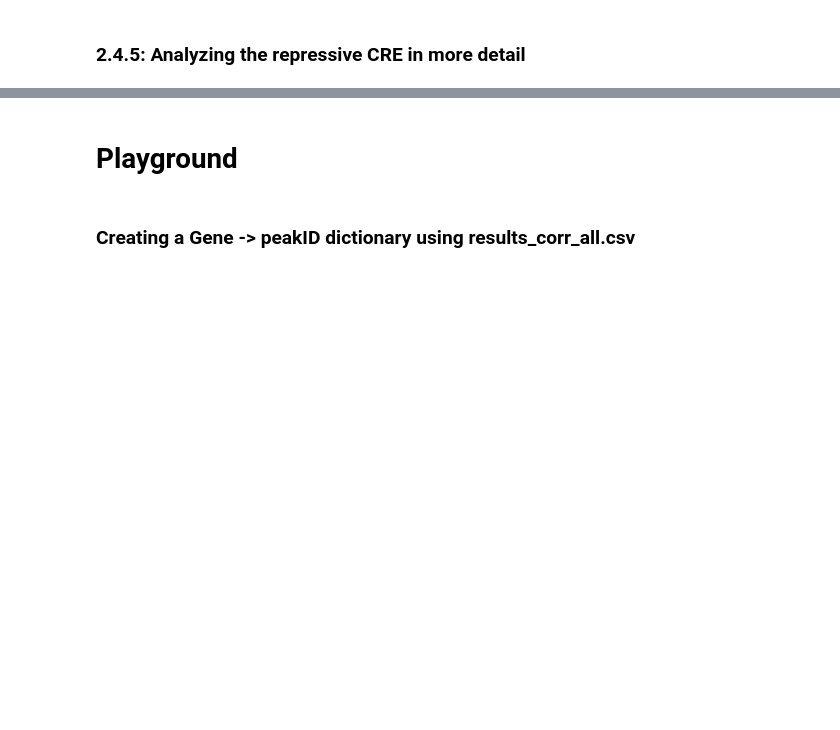
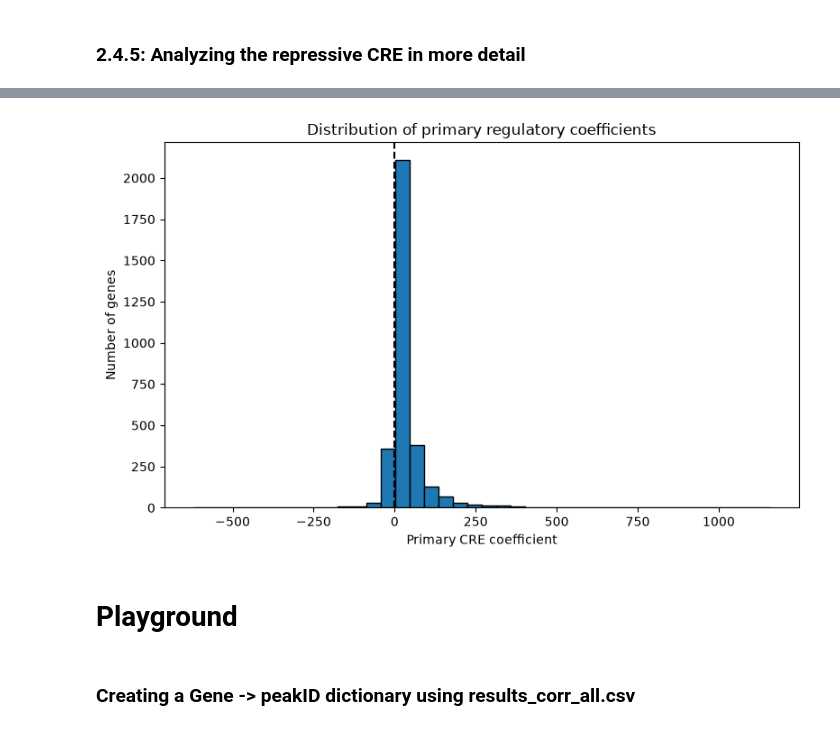
Before and after one commit to datascience-mobi-2026/topic04_team03, a Jupyter notebook: jupyter_peter_v1.2.ipynb, the cells around one changed output, grey strips where cells are left out. Cells and saved outputs as stored; diff of their text form; code cells hidden in the pictures; blank space fills up the shorter version.

```diff
--- a/jupyter_peter_v1.2.ipynb
+++ b/jupyter_peter_v1.2.ipynb
@@ -737,10 +493,12 @@ r2_Il17f
 # %%
+#vergleich beide modelle
+
 for gen_name in ["Il17f", "Rorc", "Sox13", "Gzma", "Eomes", "Actb"]:
-    r2, cv, ridge= r2_gen(gen_name, plot=False, plot_residues=False)
+    r2, cv, ridge= r2_gen(gen_name)
     print(f"{gen_name}_all: R²={r2:.3f}, CV={cv:.3f}")
 
 for gen_name in ["Il17f", "Rorc", "Sox13", "Gzma", "Eomes", "Actb"]:
-    r2, cv, ridge= r2_gen_gd(gen_name, plot=False, plot_residues=False)
+    r2, cv, ridge= r2_gen_gd(gen_name)
     print(f"{gen_name}_gd: R²={r2:.3f}, CV={cv:.3f}")
 # %% [output]
 Il17f_all: R²=0.046, CV=-4.202
@@ -1968,3 +835,24 @@ cre_summary, model_info, fig, ax = plot_cre_profiles(
+# %%
+genes_by_rep_perc["primary_coef"] = np.where(
+    genes_by_rep_perc["rep_or_act"] == "active",
+    genes_by_rep_perc["max_coef"],
+    genes_by_rep_perc["min_coef"]
+)
+
+plt.figure(figsize=(8,5))
+
+plt.hist(genes_by_rep_perc["primary_coef"], bins=40, edgecolor="black")
+
+plt.axvline(0, color="black", linestyle="--")
+
+plt.xlabel("Primary CRE coefficient")
+plt.ylabel("Number of genes")
+plt.title("Distribution of primary regulatory coefficients")
+
+plt.tight_layout()
+plt.show()
+# %% [output]
+[figure, added]
 # %% [markdown]
 # Playground
 # %% [markdown]
```
Also changed, not shown: parts of 52 cells of this notebook, 1 other file.
